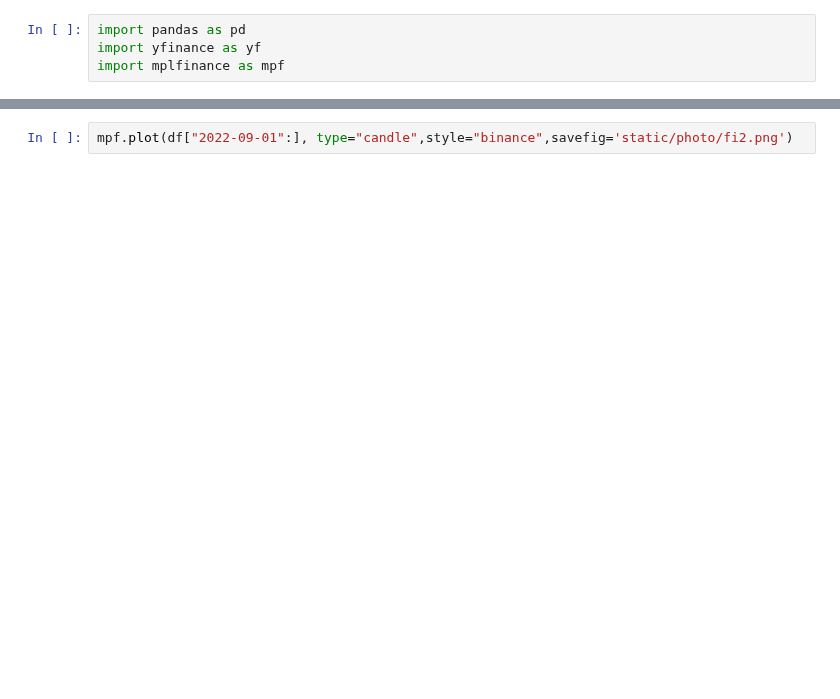
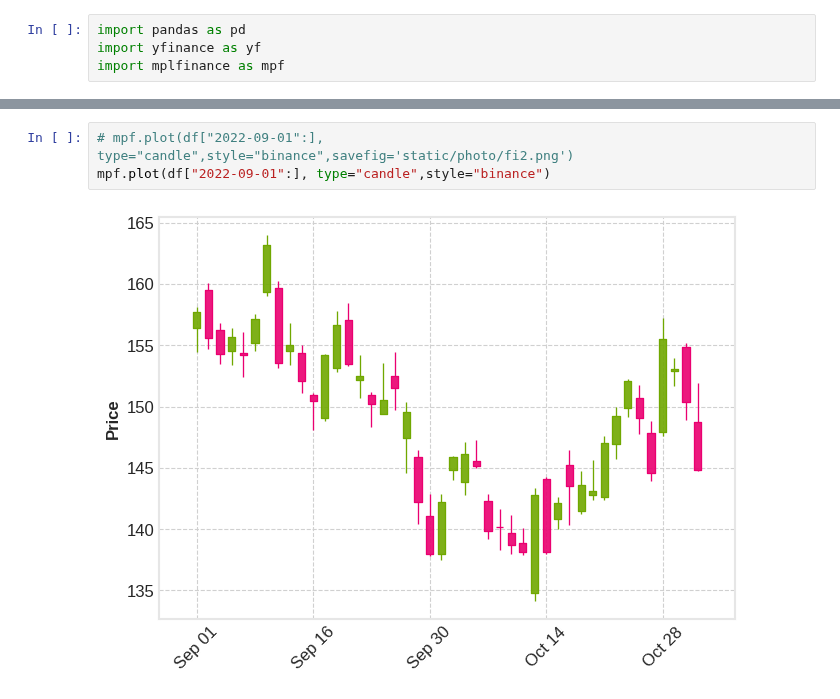
Before and after one commit to avana-quant-group/stockPrediction, a Jupyter notebook: SMA.ipynb, the cells around one changed output, grey strips where cells are left out. Saved outputs shown, nothing was run; the diff lists cells and outputs as text; blank space fills up the shorter version.

```diff
--- a/SMA.ipynb
+++ b/SMA.ipynb
@@ -27,3 +98,6 @@ mpf.plot(df["2022-09-01":], addplot=extra_plot,savefig='static/photo/dowvol.png'
 # %%
-mpf.plot(df["2022-09-01":], type="candle",style="binance",savefig='static/photo/fi2.png')
+# mpf.plot(df["2022-09-01":], type="candle",style="binance",savefig='static/photo/fi2.png')
+mpf.plot(df["2022-09-01":], type="candle",style="binance")
+# %% [output]
+[figure, added]
 # %%
```
Also changed, not shown: parts of 10 cells of this notebook, 27 other files.
